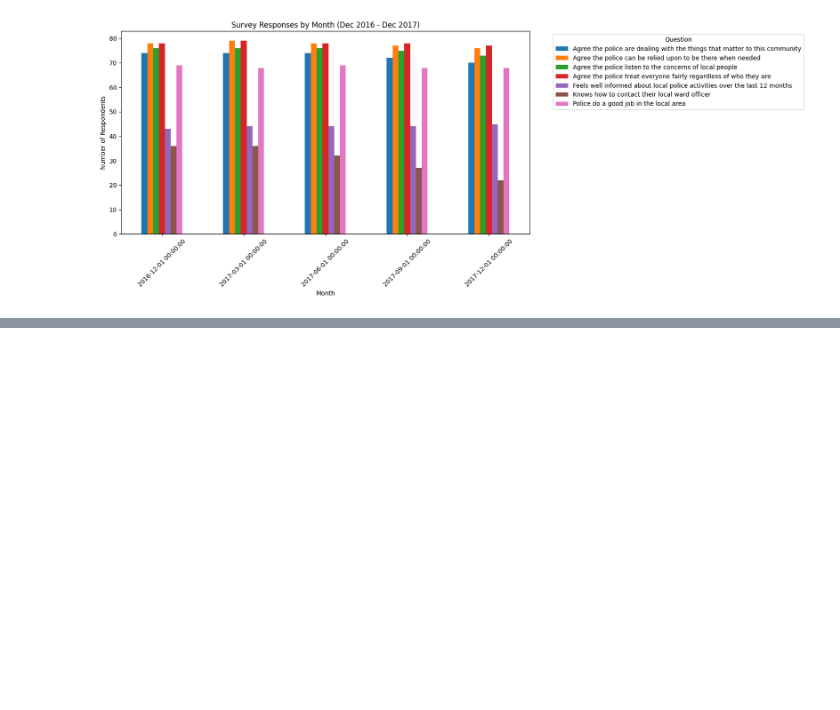
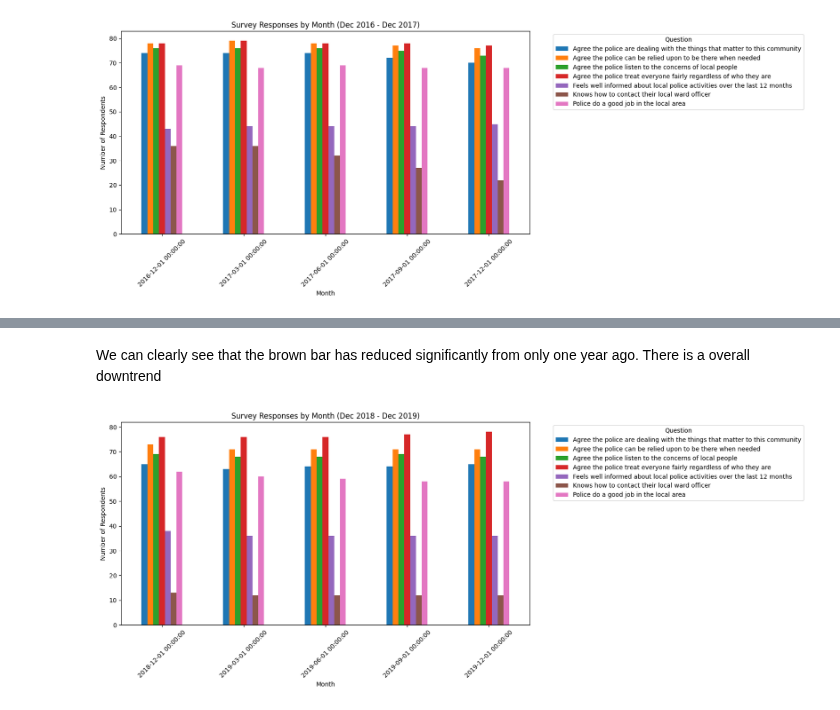
Before and after one commit to Ozan797/Crime-Visualiser, a Jupyter notebook: main.ipynb, the cells around one changed output, grey strips where cells are left out. Saved outputs shown, nothing was run; the diff lists cells and outputs as text; code cells hidden in the pictures; blank space fills up the shorter version.

```diff
--- a/main.ipynb
+++ b/main.ipynb
@@ -120,0 +140,16 @@ plt.show()
+# %% [markdown]
+We can clearly see that the brown bar has reduced significantly from only one year ago. There is a overall downtrend
+# %%
+filtered_data = df[(df['date'] >= '2018-12-01') & (df['date'] <= '2019-12-31')]
+
+grouped_data = filtered_data.groupby(['date', 'measure'])['proportion'].sum().unstack()
+
+grouped_data.plot(kind='bar', stacked=False, figsize=(12, 6))
+plt.xlabel("Month")
+plt.ylabel("Number of Respondents")
+plt.title('Survey Responses by Month (Dec 2018 - Dec 2019)')
+plt.xticks(rotation=45)
+plt.legend(title='Question', bbox_to_anchor=(1.05, 1), loc='upper left')
+plt.show()
+# %% [output]
+[figure, added]
```
Also changed, not shown: parts of 2 cells of this notebook, 3 other files.
